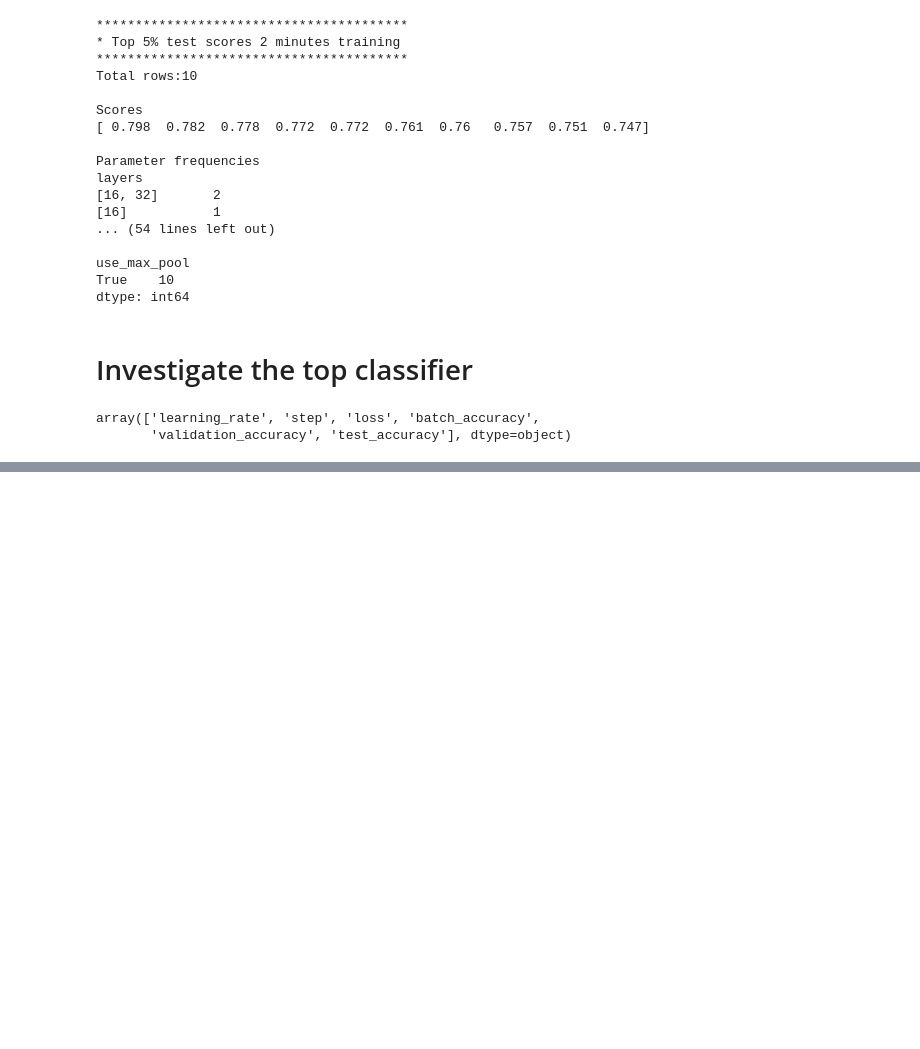
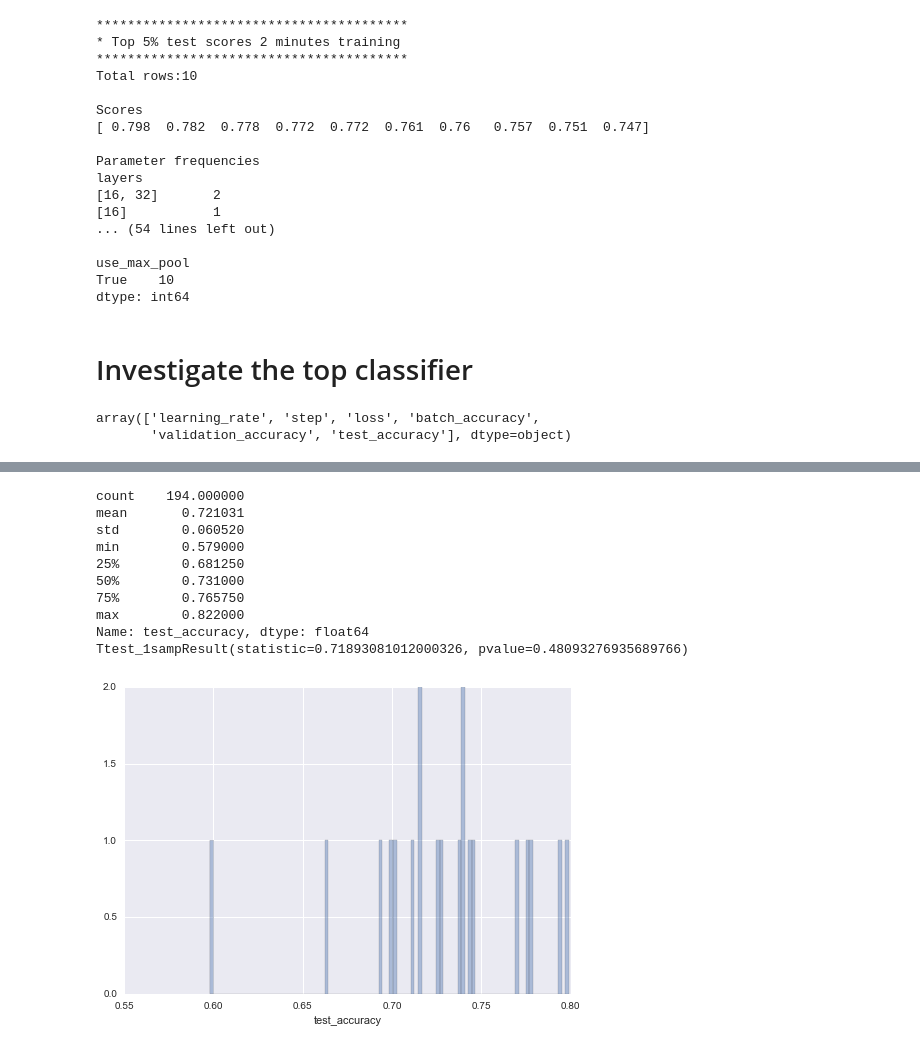
Before and after one commit to bvstillwell/udacity-mlnd-capstone, a Jupyter notebook: 03 - Results processing.ipynb, the cells around one changed output, grey strips where cells are left out. Saved outputs shown, nothing was run; the diff lists cells and outputs as text; code cells hidden in the pictures; blank space fills up the shorter version.

```diff
--- a/03 - Results processing.ipynb
+++ b/03 - Results processing.ipynb
@@ -141,0 +163,23 @@ sns.
+# %%
+import scipy.stats
+
+df_sig = df_5[df_5.test_accuracy > 0.55]
+sample = df_5['test_accuracy'].sample(20)
+
+sns.distplot(sample, kde=False, bins=100)
+
+print(df_sig['test_accuracy'].describe())
+
+print(scipy.stats.ttest_1samp(sample, df_sig['test_accuracy'].mean()))
+# %% [output]
+count    194.000000
+mean       0.721031
+std        0.060520
+min        0.579000
+25%        0.681250
+50%        0.731000
+75%        0.765750
+max        0.822000
+Name: test_accuracy, dtype: float64
+Ttest_1sampResult(statistic=0.71893081012000326, pvalue=0.48093276935689766)
+[figure, added]
```
Also changed, not shown: parts of 5 cells of this notebook, 4 other files.
